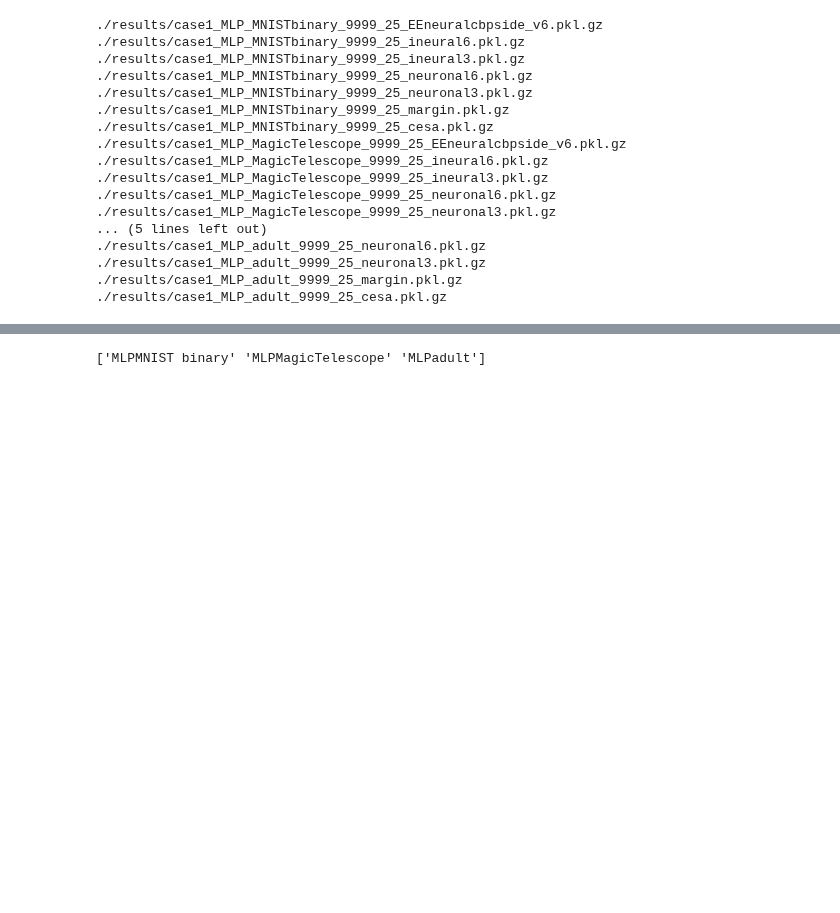
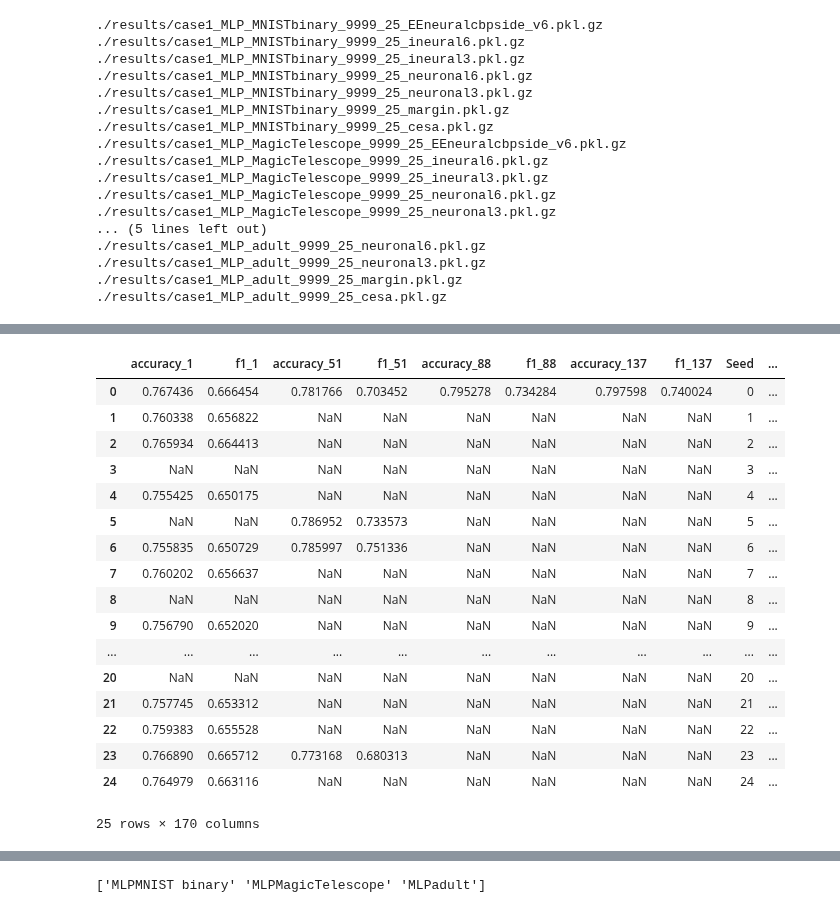
Before and after one commit to MaxHeuillet/neuralCBPside, a Jupyter notebook: results_MLP_ agregated_binary.ipynb, the cells around one changed output, grey strips where cells are left out. Drawn from its saved outputs; the diff is of its cells as text; code cells hidden in the pictures; blank space fills up the shorter version.

```diff
--- a/results_MLP_ agregated_binary.ipynb
+++ b/results_MLP_ agregated_binary.ipynb
@@ -162,3 +188,24 @@ for model in ['MLP']:  # 'LeNet'
+# %%
+final_perfs['Neural-CBP']
+# %% [output]
+|  | accuracy_1 | f1_1 | accuracy_51 | f1_51 | accuracy_88 | f1_88 | accuracy_137 | f1_137 | Seed | ... |
+| 0 | 0.767436 | 0.666454 | 0.781766 | 0.703452 | 0.795278 | 0.734284 | 0.797598 | 0.740024 | 0 | ... |
+| 1 | 0.760338 | 0.656822 | NaN | NaN | NaN | NaN | NaN | NaN | 1 | ... |
+| 2 | 0.765934 | 0.664413 | NaN | NaN | NaN | NaN | NaN | NaN | 2 | ... |
+| 3 | NaN | NaN | NaN | NaN | NaN | NaN | NaN | NaN | 3 | ... |
+| 4 | 0.755425 | 0.650175 | NaN | NaN | NaN | NaN | NaN | NaN | 4 | ... |
+| 5 | NaN | NaN | 0.786952 | 0.733573 | NaN | NaN | NaN | NaN | 5 | ... |
+| 6 | 0.755835 | 0.650729 | 0.785997 | 0.751336 | NaN | NaN | NaN | NaN | 6 | ... |
+| 7 | 0.760202 | 0.656637 | NaN | NaN | NaN | NaN | NaN | NaN | 7 | ... |
+| 8 | NaN | NaN | NaN | NaN | NaN | NaN | NaN | NaN | 8 | ... |
+| 9 | 0.756790 | 0.652020 | NaN | NaN | NaN | NaN | NaN | NaN | 9 | ... |
+| ... | ... | ... | ... | ... | ... | ... | ... | ... | ... | ... |
+| 20 | NaN | NaN | NaN | NaN | NaN | NaN | NaN | NaN | 20 | ... |
+| 21 | 0.757745 | 0.653312 | NaN | NaN | NaN | NaN | NaN | NaN | 21 | ... |
+| 22 | 0.759383 | 0.655528 | NaN | NaN | NaN | NaN | NaN | NaN | 22 | ... |
+| 23 | 0.766890 | 0.665712 | 0.773168 | 0.680313 | NaN | NaN | NaN | NaN | 23 | ... |
+| 24 | 0.764979 | 0.663116 | NaN | NaN | NaN | NaN | NaN | NaN | 24 | ... |
+25 rows × 170 columns
 # %%
 import pandas as pd
 # pd.DataFrame(data_regrets)
```
Also changed, not shown: parts of 4 cells of this notebook, 1 other file.
